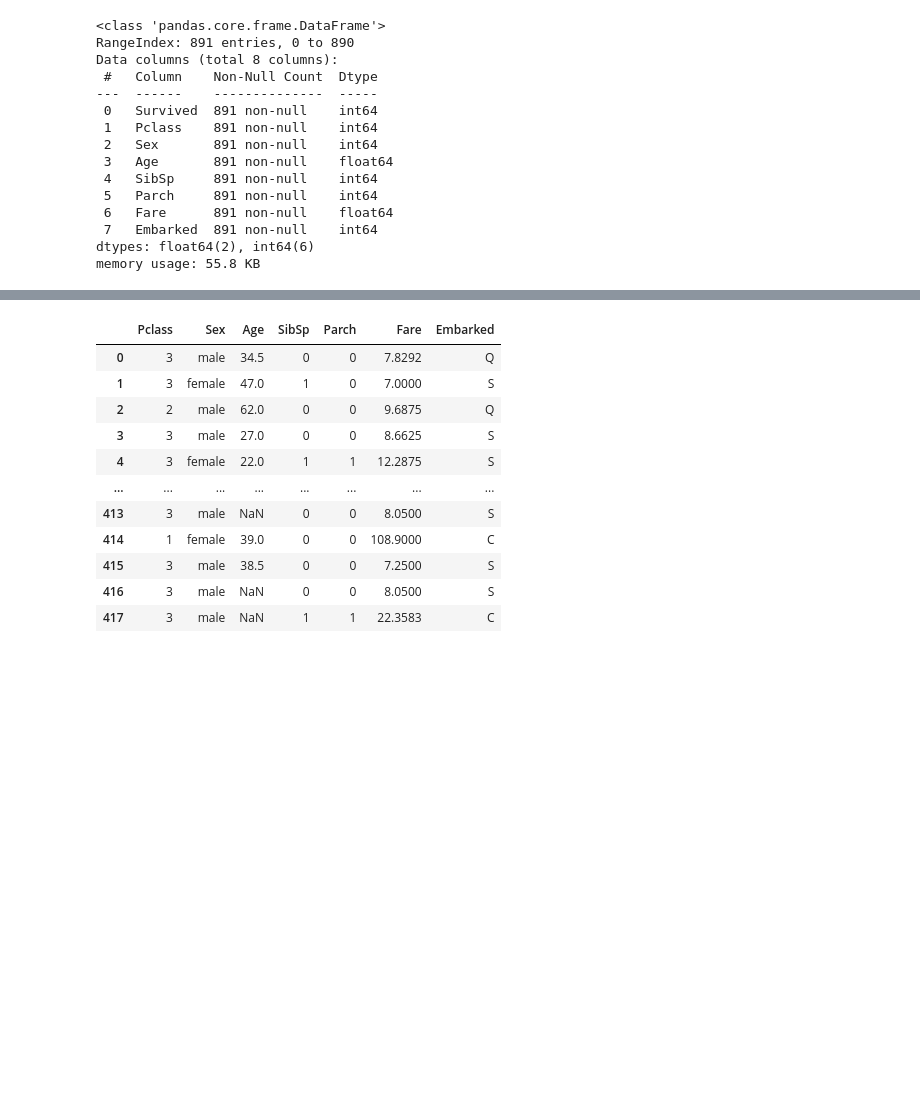
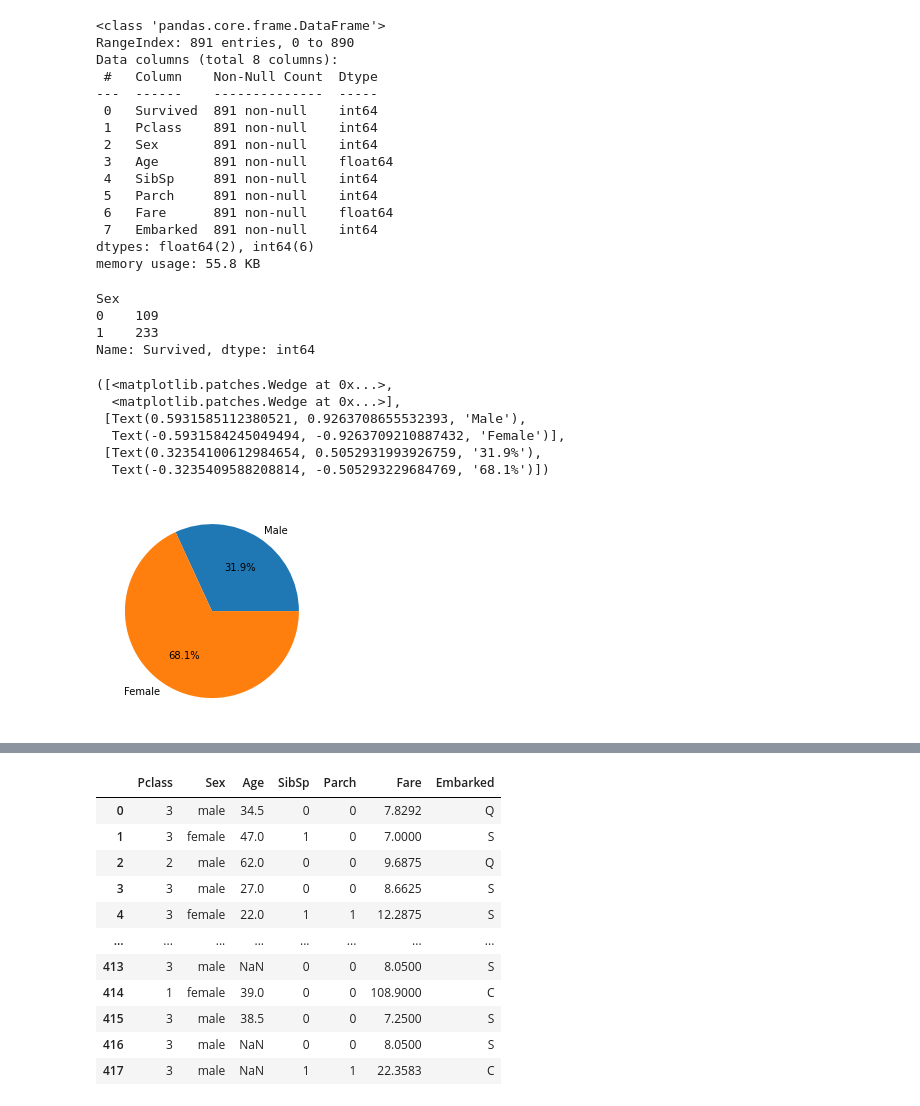
Before and after one commit to Suyashiitr/kaggle, a Jupyter notebook: titanic-neural-network-prediction.ipynb, the cells around one changed output, grey strips where cells are left out. Saved outputs shown, nothing was run; the diff lists cells and outputs as text; code cells hidden in the pictures; blank space fills up the shorter version.

```diff
--- a/titanic-neural-network-prediction.ipynb
+++ b/titanic-neural-network-prediction.ipynb
@@ -112,3 +112,19 @@ Data columns (total 8 columns):
  7   Embarked  891 non-null    int64
 dtypes: float64(2), int64(6)
 memory usage: 55.8 KB
+# %%
+sex_surv = train2[(train2.Survived==1)].groupby('Sex').count()['Survived']
+print(sex_surv)
+plt.pie(sex_surv,labels=['Male','Female'],autopct='%0.1f%%')
+# %% [output]
+Sex
+0    109
+1    233
+Name: Survived, dtype: int64
+([<matplotlib.patches.Wedge at 0x...>,
+  <matplotlib.patches.Wedge at 0x...>],
+ [Text(0.5931585112380521, 0.9263708655532393, 'Male'),
+  Text(-0.5931584245049494, -0.9263709210887432, 'Female')],
+ [Text(0.32354100612984654, 0.5052931993926759, '31.9%'),
+  Text(-0.3235409588208814, -0.505293229684769, '68.1%')])
+[figure, added]
```
Also changed, not shown: parts of 9 cells of this notebook.
